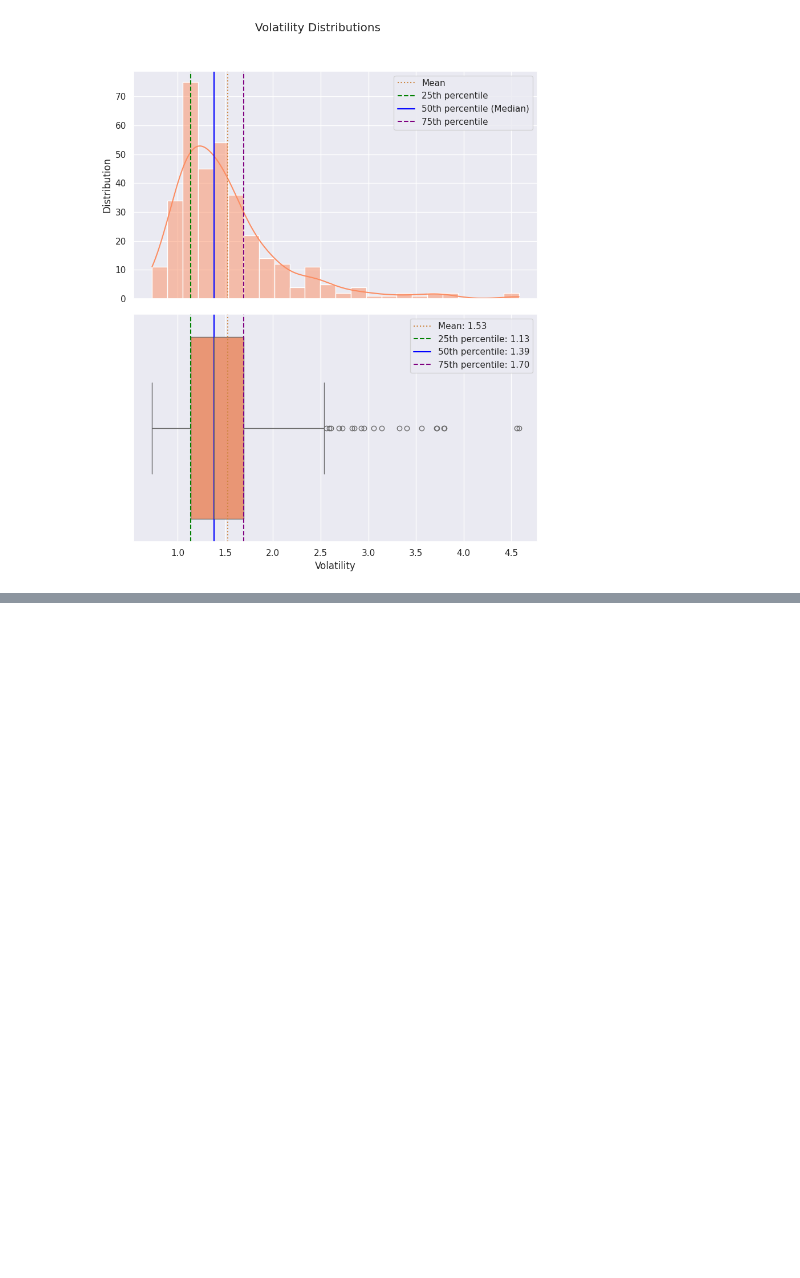
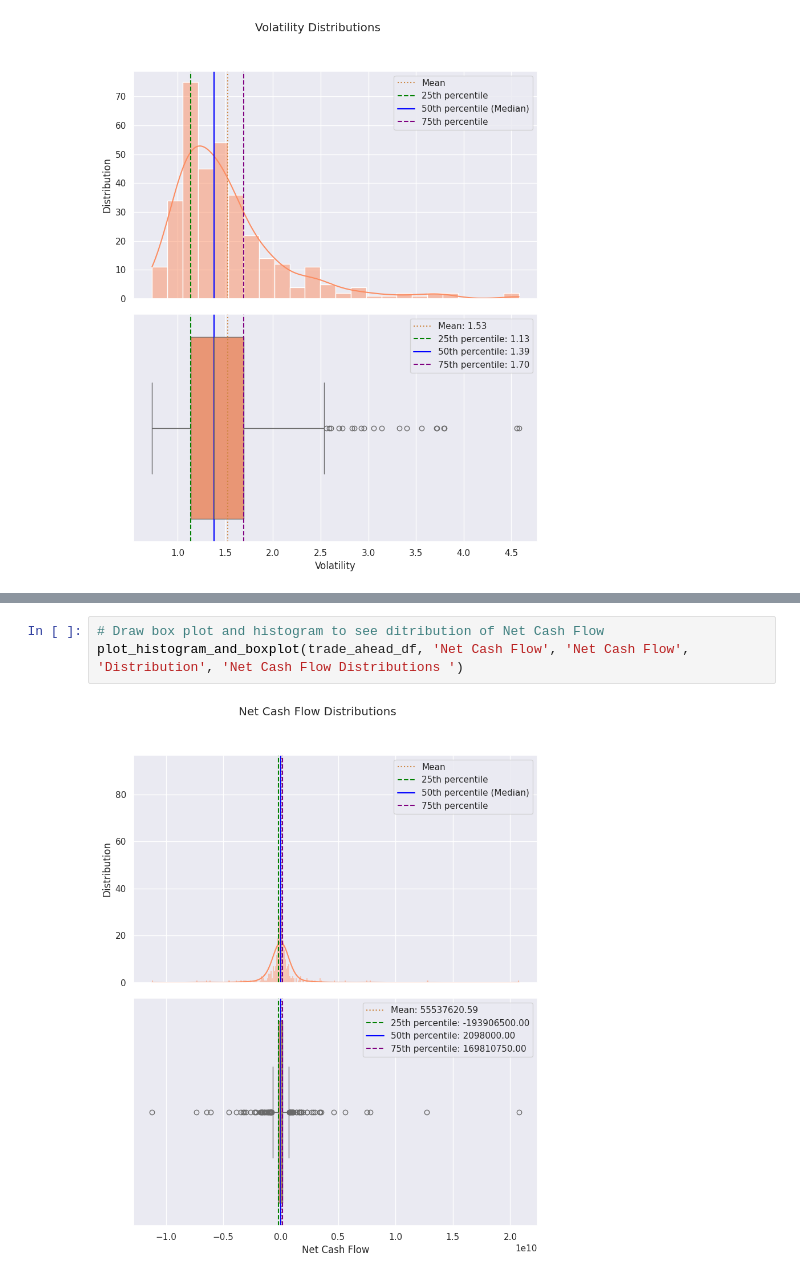
Before and after one commit to Rajesh2015/Trade-Ahead-Prediction, a Jupyter notebook: trade-ahead-solution.ipynb, the cells around one changed output, grey strips where cells are left out. Drawn from its saved outputs; the diff is of its cells as text; blank space fills up the shorter version.

```diff
--- a/trade-ahead-solution.ipynb
+++ b/trade-ahead-solution.ipynb
@@ -813,0 +826,5 @@ plot_histogram_and_boxplot(trade_ahead_df, 'Volatility', 'Volatility', 'Distribu
+# %%
+# Draw box plot and histogram to see ditribution of Net Cash Flow
+plot_histogram_and_boxplot(trade_ahead_df, 'Net Cash Flow', 'Net Cash Flow', 'Distribution', 'Net Cash Flow Distributions ')
+# %% [output]
+[figure, added]
```
Also changed, not shown: parts of 12 cells of this notebook.
